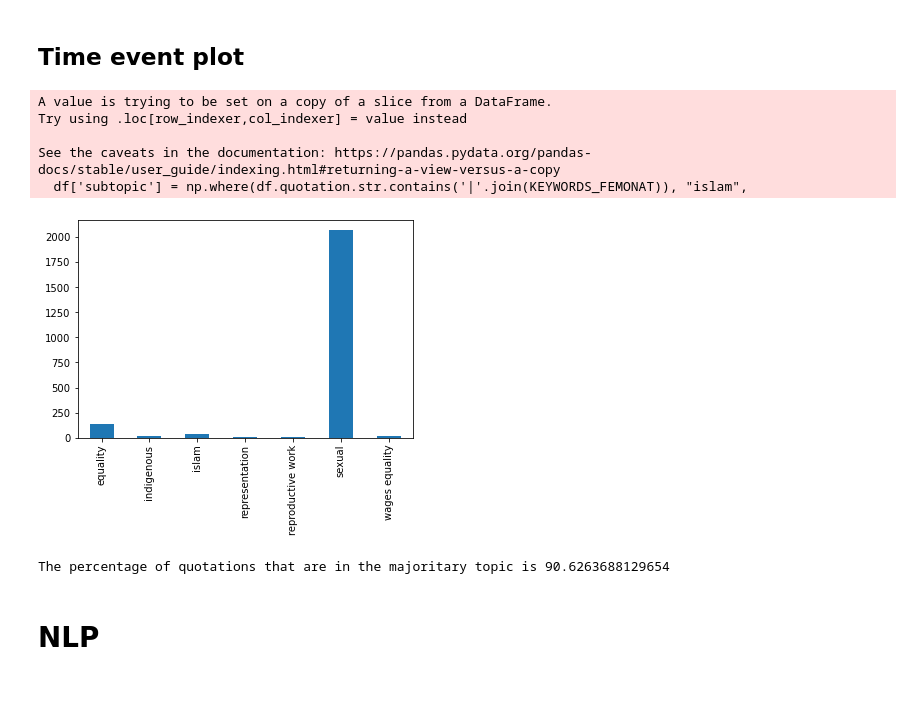
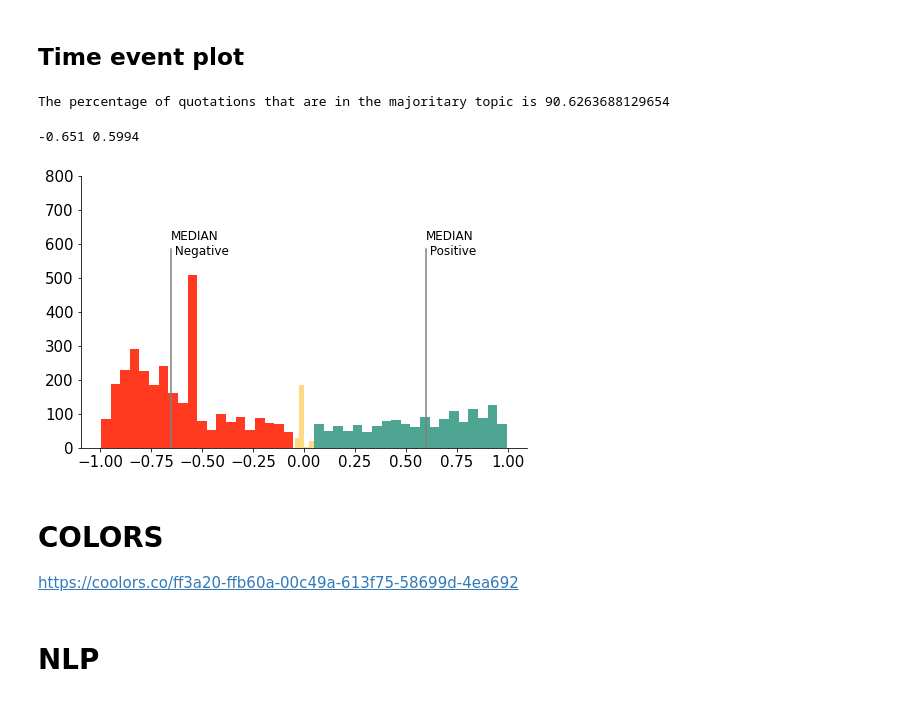
Before and after one commit to epfl-ada/ada-2021-project-concatsanddogs, a Jupyter notebook: Top_to_bottom.ipynb, the cells around one changed output. Saved outputs shown, nothing was run; the diff lists cells and outputs as text; code cells hidden in the pictures.

```diff
--- a/Top_to_bottom.ipynb
+++ b/Top_to_bottom.ipynb
@@ -458,8 +543,8 @@ from matplotlib.ticker import PercentFormatter
 # Just write the name of the font
 mpl.rcParams['font.sans-serif'] = 'Lato'
 print(mpl.rcParams['font.sans-serif'])
-plt.rcParams['font.size'] = 14
-plt.rcParams["figure.figsize"] = (16,3)
+mpl.rcParams['font.size'] = 14
+mpl.rcParams["figure.figsize"] = (16,3)
 
 fig, axes = plt.subplots(nrows=1, ncols=3)
 
@@ -472,7 +557,7 @@ ax3.legend(["neutral"]);
 ax1.yaxis.set_major_formatter(PercentFormatter())
 ax2.yaxis.set_major_formatter(PercentFormatter())
 ax3.yaxis.set_major_formatter(PercentFormatter())
-
+plt.show()
 
 plt.savefig('byyear_sentiment_barplot.png')
 # %% [output]
@@ -487,18 +572,11 @@ df = pd.read_pickle(PATH_GENERATED_DATA+'df_enriched_w_sentiment.pkl', compressi
 # Select the negatives quotes around 2018
 #last two months of 2017
 end_2017_df = df[ (df['date'] > '2017-11-01') & (df['date'] < '2018-01-01')]
-#negative sentiments
-neg_end_2017_df = end_2017_df[end_2017_df['sentiment']<-0.5]
-add_subtopic(neg_end_2017_df)
-neg_end_2017_df['subtopic'].value_counts().sort_index().plot.bar(x='Target Value', y='Number of Occurrences')
-plt.savefig("./img/sentiment_categ.jpg",dpi=400)
+# #negative sentiments
+# neg_end_2017_df = end_2017_df[end_2017_df['sentiment']<-0.5]
+# add_subtopic(neg_end_2017_df)
+# neg_end_2017_df['subtopic'].value_counts().sort_index().plot.bar(x='Target Value', y='Number of Occurrences')
+# plt.savefig("./img/sentiment_categ.jpg",dpi=400)
-# %% [output]
-A value is trying to be set on a copy of a slice from a DataFrame.
-Try using .loc[row_indexer,col_indexer] = value instead
-
-See the caveats in the documentation: https://pandas.pydata.org/pandas-docs/stable/user_guide/indexing.html#returning-a-view-versus-a-copy
-  df['subtopic'] = np.where(df.quotation.str.contains('|'.join(KEYWORDS_FEMONAT)), "islam",
-[figure, removed]
 # %%
 values = neg_end_2017_df['subtopic'].value_counts()
 maj=values.iloc[0]
@@ -506,3 +584,10 @@ tot = neg_end_2017_df['subtopic'].value_counts().sum()
 print(f'The percentage of quotations that are in the majoritary topic is {maj/tot*100}')
 # %% [output]
 The percentage of quotations that are in the majoritary topic is 90.6263688129654
+# %%
+#plt.axvline(x=neg_median, ymin=0, ymax=0.73,color = 'Black')
+#plt.axvline(x=pos_median, ymin=0, ymax=0.73,color = 'Black')
+tmp = plot_with_medians(end_2017_df,800)
+# %% [output]
+-0.651 0.5994
+[figure, added]
@@ -509,3 +597,6 @@ The percentage of quotations that are in the majoritary topic is 90.626368812965
+# %% [markdown]
+# COLORS
+https://coolors.co/ff3a20-ffb60a-00c49a-613f75-58699d-4ea692
 # %% [markdown]
 # NLP
 # %%
```
Also changed, not shown: parts of 25 cells of this notebook.
